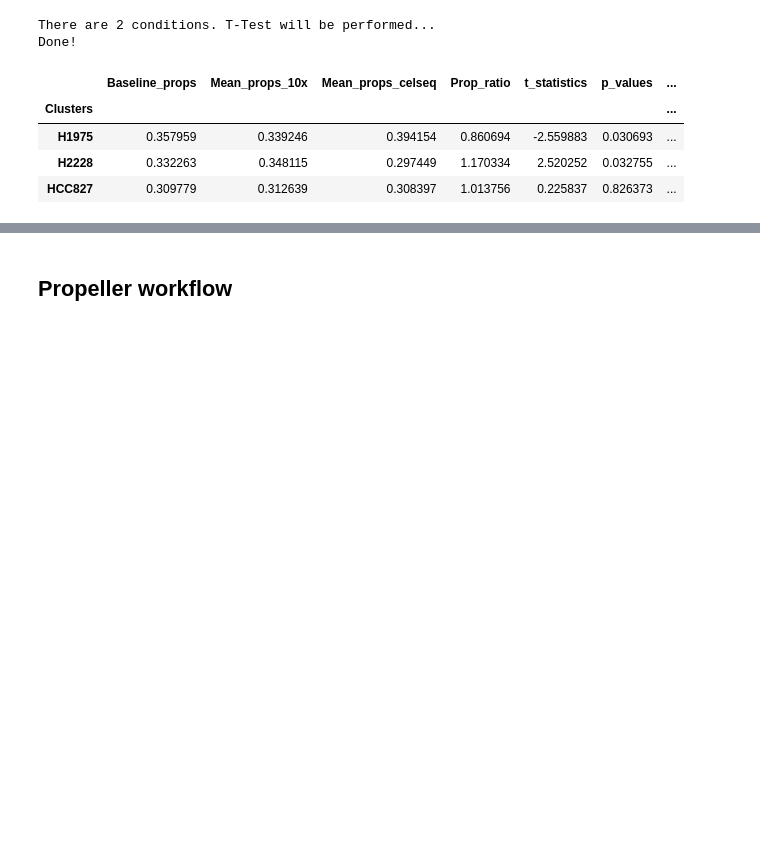
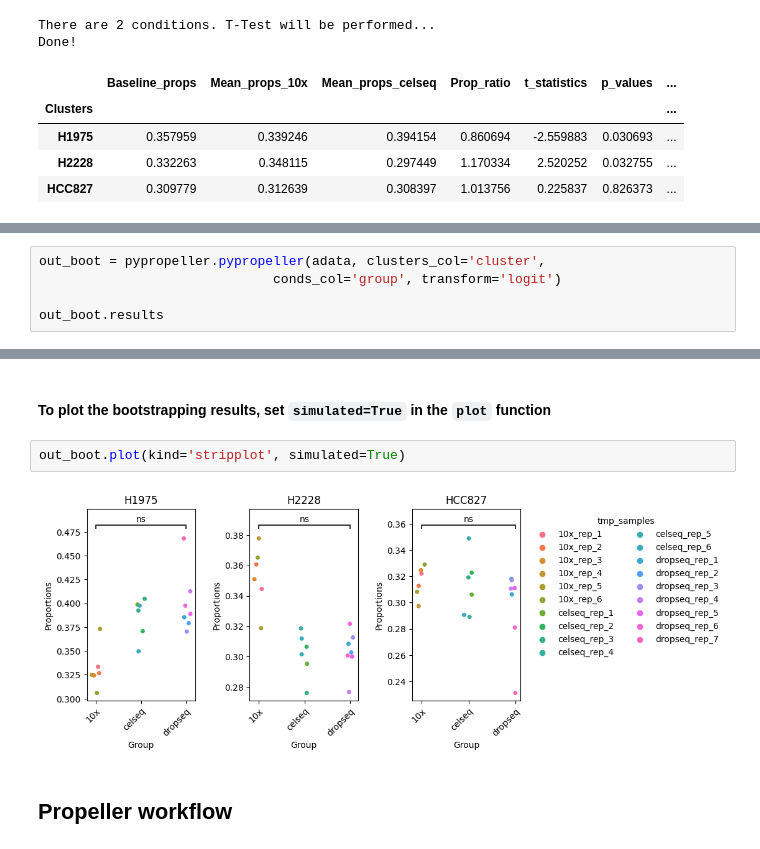
Before and after one commit to loosolab/scanpro, a Jupyter notebook: examples/proportion_analysis.ipynb, the cells around one changed output, grey strips where cells are left out. Saved outputs shown, nothing was run; the diff lists cells and outputs as text; blank space fills up the shorter version.

Commit message:
add bootstrapping to example notebook

```diff
--- a/examples/proportion_analysis.ipynb
+++ b/examples/proportion_analysis.ipynb
@@ -126,0 +133,5 @@ out.plot(kind='stripplot')
+# %%
+out_boot = pypropeller.pypropeller(adata, clusters_col='cluster',
+                              conds_col='group', transform='logit')
+
+out_boot.results
@@ -127,3 +149,9 @@ out.plot(kind='stripplot')
+# %% [markdown]
+#### To plot the bootstrapping results, set `simulated=True` in the `plot` function
+# %%
+out_boot.plot(kind='stripplot', simulated=True)
+# %% [output]
+[figure, added]
 # %% [markdown]
 ## Propeller workflow
 # %% [markdown]
```
Also changed, not shown: parts of 10 cells of this notebook.
